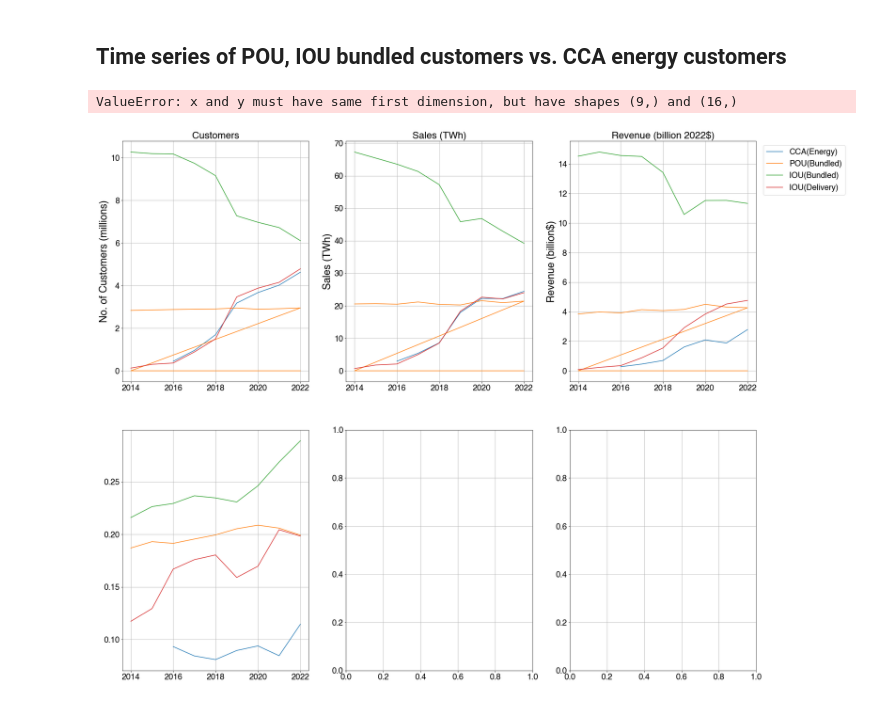
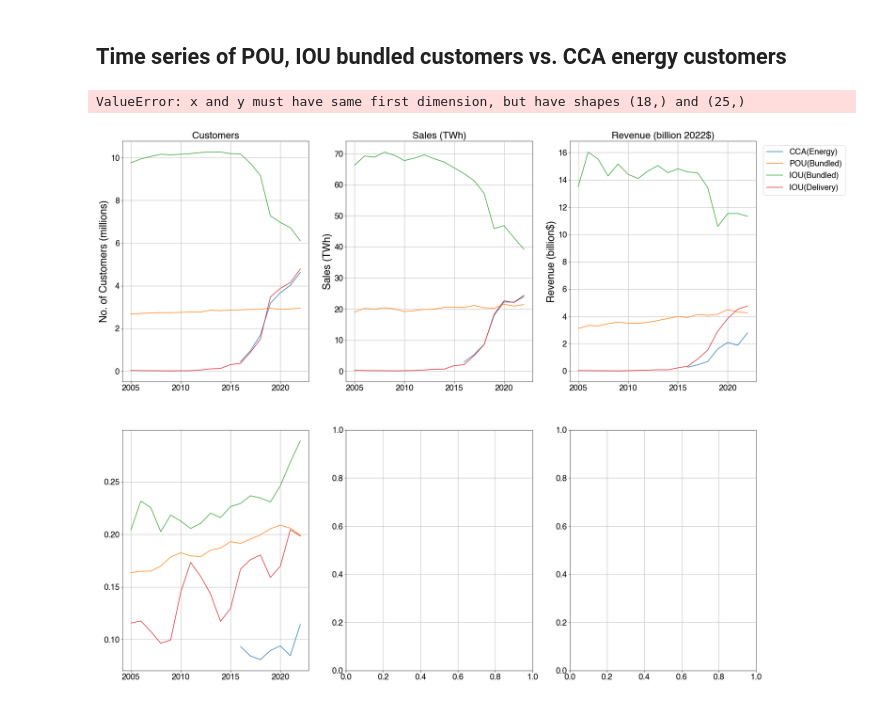
Before and after one commit to rayansud/CA_electricity_primer, a Jupyter notebook: Fig2_CustomersSalesRevenueTimeSeries/Fig2_CustomersSalesRevenueTimeSeries.ipynb, the cells around one changed output. Drawn from its saved outputs; the diff is of its cells as text; code cells hidden in the pictures.

Commit message:
eia & ferc data updates, sdge rates. rate wide to tall

```diff
--- a/Fig2_CustomersSalesRevenueTimeSeries/Fig2_CustomersSalesRevenueTimeSeries.ipynb
+++ b/Fig2_CustomersSalesRevenueTimeSeries/Fig2_CustomersSalesRevenueTimeSeries.ipynb
@@ -31,7 +31,7 @@ if os.path.isfile(path):
     all_eia = pd.read_csv(path)
 else:
     #Iterate over EIA 861 tables from 2014-2022
-    yrs = list(range(2014,2023))
+    yrs = list(range(2005,2023))
     yr_dfs=[]
     for yr in yrs:
         #Load in a file
@@ -48,17 +48,28 @@ else:
                                                'Political Subdivision':'POU'
                                               })
 
-
+        print(yr)
         #Only keep useful columns, and make them integers
-        df=df[['Data Year', 'Utility Name','Service Type','Ownership','Thousand Dollars.1','Megawatthours.1','Count.1','Thousand Dollars.2','Megawatthours.2','Count.2','Thousand Dollars','Megawatthours','Count']]
-        cols = ['Thousand Dollars.1','Megawatthours.1','Count.1','Thousand Dollars.2','Megawatthours.2','Count.2','Thousand Dollars','Megawatthours','Count']
-        df[cols] = df[cols].apply(pd.to_numeric, errors='coerce', axis=1).fillna(0)
-
-        #Rename columns to make sense
-        df=df.rename(columns={"Data Year": "Year",
+        try:
+            df=df[['Data Year', 'Utility Name','Service Type','Ownership','Thousand Dollars.1','Megawatthours.1','Count.1','Thousand Dollars.2','Megawatthours.2','Count.2','Thousand Dollars','Megawatthours','Count']]
+            cols = ['Thousand Dollars.1','Megawatthours.1','Count.1','Thousand Dollars.2','Megawatthours.2','Count.2','Thousand Dollars','Megawatthours','Count']
+            df.loc[:,cols] = df[cols].apply(pd.to_numeric, errors='coerce', axis=1).fillna(0)
+            #Rename columns to make sense
+            df=df.rename(columns={"Data Year": "Year",
                               "Thousand Dollars": "Revenue (thousand$)_res",'Megawatthours':'Sales (MWh)_res','Count':'Customers_res',
                              "Thousand Dollars.1": "Revenue (thousand$)_com",'Megawatthours.1':'Sales (MWh)_com','Count.1':'Customers_com',
                              "Thousand Dollars.2": "Revenue (thousand$)_ind",'Megawatthours.2':'Sales (MWh)_ind','Count.2':'Customers_ind'})
+
+        except:
+            df=df[['Data Year', 'Utility Name','SERVICE_TYPE','Ownership','Thousands Dollars.1','Megawatthours.1','Count.1','Thousands Dollars.2','Megawatthours.2','Count.2','Thousands Dollars','Megawatthours','Count']]
+            cols = ['Thousands Dollars.1','Megawatthours.1','Count.1','Thousands Dollars.2','Megawatthours.2','Count.2','Thousands Dollars','Megawatthours','Count']
+            df.loc[:,cols] = df[cols].apply(pd.to_numeric, errors='coerce', axis=1).fillna(0)
+            #Rename columns to make sense
+            df=df.rename(columns={"Data Year": "Year", "SERVICE_TYPE":"Service Type",
+                              "Thousands Dollars": "Revenue (thousand$)_res",'Megawatthours':'Sales (MWh)_res','Count':'Customers_res',
+                             "Thousands Dollars.1": "Revenue (thousand$)_com",'Megawatthours.1':'Sales (MWh)_com','Count.1':'Customers_com',
+                             "Thousands Dollars.2": "Revenue (thousand$)_ind",'Megawatthours.2':'Sales (MWh)_ind','Count.2':'Customers_ind'})
+
 
         #Ensure everything is in integer form
         df.astype({"Revenue (thousand$)_res":'int32','Sales (MWh)_res':'int32','Customers_res':'int32',
@@ -88,10 +115,10 @@ grouped_eia["real_Revenue (thousand$)_res"] = grouped_eia.apply(
 )
 
 cca_energy = grouped_eia[grouped_eia['Ownership']=='CCA']
-pou_bundled = grouped_eia[grouped_eia['Ownership']=='POU']
+pou_bundled = grouped_eia[(grouped_eia['Ownership']=='POU')&(grouped_eia['Service Type']=='Bundled')]
 iou_bundled = grouped_eia[(grouped_eia['Ownership']=='IOU')&(grouped_eia['Service Type']=='Bundled')]
 iou_delivery = grouped_eia[(grouped_eia['Ownership']=='IOU')&(grouped_eia['Service Type']=='Delivery')]
-cca_bundled =
+#cca_bundled =
 
 fig, axs = plt.subplots(nrows=2,ncols=3,figsize=(28,24))
 for ax in axs.flatten():
@@ -147,32 +174,32 @@ axs[1,1].plot(cca_energy['Year'],cca_energy['Sales (MWh)_res']/cca_energy['Custo
 axs[1,1].plot(pou_bundled['Year'],pou_bundled['Sales (MWh)_res']/pou_bundled['Customers_res'],label='POU(Bundled)')
 axs[1,1].plot(iou_bundled['Year'],iou_bundled['Sales (MWh)_res']/iou_bundled['Customers_res'],label='IOU(Bundled)')
 axs[1,1].plot(iou_delivery['Year'],iou_delivery['Sales (MWh)_res']/iou_delivery['Customers_res'],label='IOU(Delivery)')
 
 #axs[0,0].legend(loc='upper right',bbox_to_anchor=(1.7,1))
 #axs[2,0].set_xlabel('Year')
 axs[1,1].set_ylabel('Avg Energy (MWh per year/customer)')
 axs[1,1].set_title('Energy Usage (MWh per year/customer)')
 
 axs[1,2].plot(cca_energy['Year'],1e3*cca_energy['real_Revenue (thousand$)_res']/cca_energy['Customers_res'],label='CCA(Energy)')
 axs[1,2].plot(pou_bundled['Year'],1e3*pou_bundled['real_Revenue (thousand$)_res']/pou_bundled['Customers_res'],label='POU(Bundled)')
 axs[1,2].plot(iou_bundled['Year'],1e3*iou_bundled['real_Revenue (thousand$)_res']/iou_bundled['Customers_res'],label='IOU(Bundled)')
 axs[1,2].plot(iou_delivery['Year'],1e3*iou_delivery['real_Revenue (thousand$)_res']/iou_delivery['Customers_res'],label='IOU(Delivery)')
 
 #axs[0,0].legend(loc='upper right',bbox_to_anchor=(1.7,1))
 #axs[2,0].set_xlabel('Year')
 axs[1,2].set_ylabel('Avg Revenue per Customer(2022$/cust)')
 axs[1,2].set_title('Avg Revenue per Customer (2022$/cust)')
 
 
 fig.add_subplot(111, frameon=False)
 # hide tick and tick label of the big axes
 plt.tick_params(labelcolor='none', top=False, bottom=False, left=False, right=False)
 plt.grid(False)
 plt.xlabel("Year")
 #plt.ylabel("common Y")
 plt.suptitle("California All Residential Customers - Timeseries Profile",fontsize=44,y=0.95)
 fig
 #fig.savefig('Timeseries of ALL Residential Customers.png',dpi=600,bbox_inches='tight')
 # %% [output]
-ValueError: x and y must have same first dimension, but have shapes (9,) and (16,)
+ValueError: x and y must have same first dimension, but have shapes (18,) and (25,)
-[figure, old version]
+[figure, new version]
```
Also changed, not shown: parts of 1 cell of this notebook, 41 other files.
